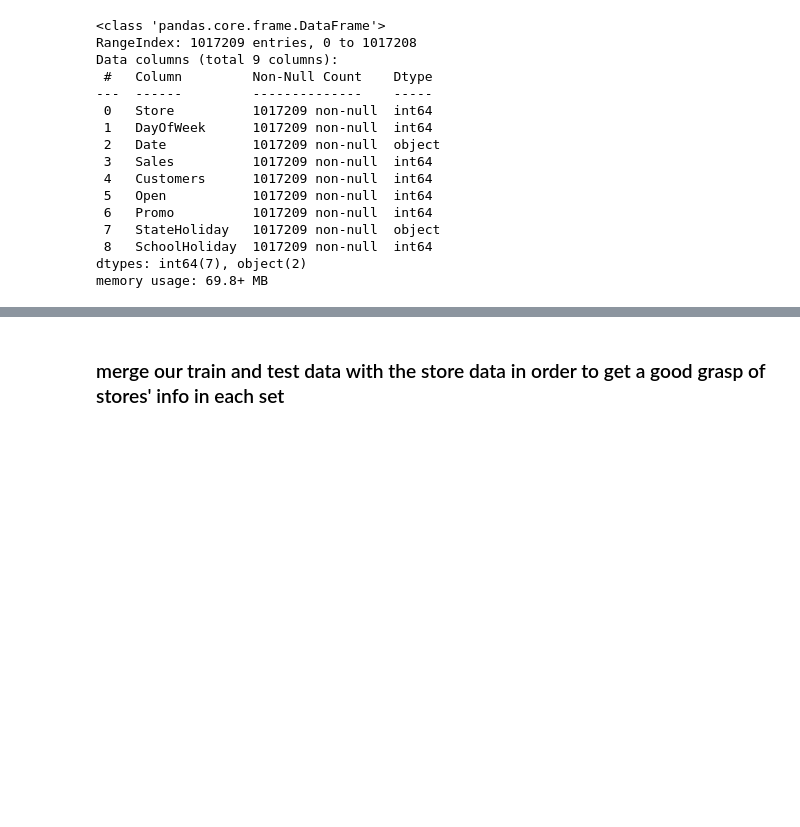
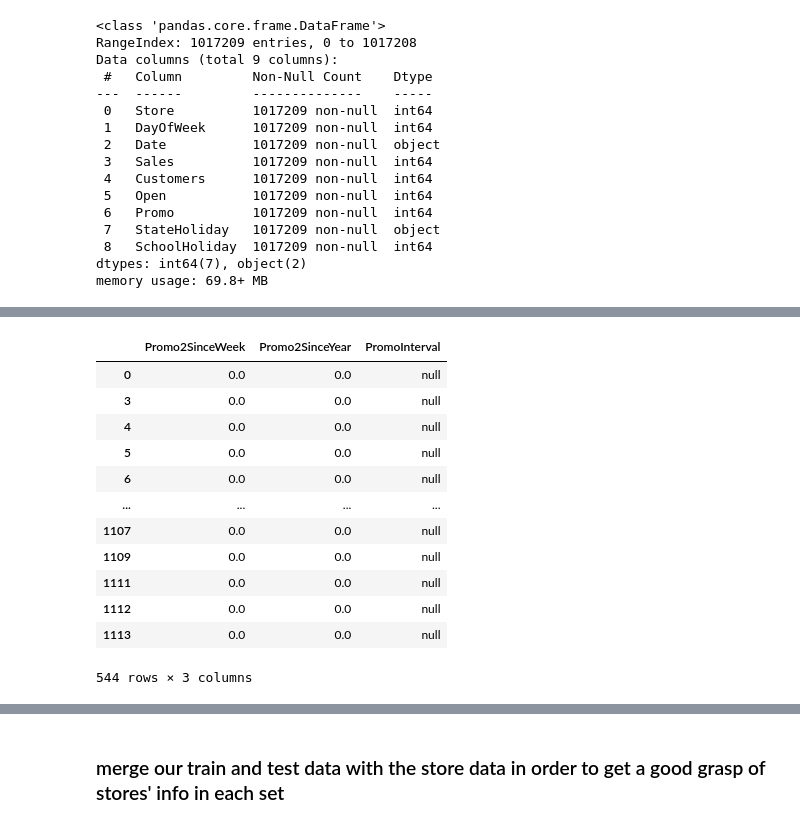
Before and after one commit to Nathnael12/pharmaceutical-sales-prediction, a Jupyter notebook: notbooks/data_preprocessing.ipynb, the cells around one changed output, grey strips where cells are left out. Drawn from its saved outputs; the diff is of its cells as text; code cells hidden in the pictures; blank space fills up the shorter version.

```diff
--- a/notbooks/data_preprocessing.ipynb
+++ b/notbooks/data_preprocessing.ipynb
@@ -139,0 +158,16 @@ memory usage: 69.8+ MB
+# %%
+store[store["Promo2"]==0][["Promo2SinceWeek","Promo2SinceYear","PromoInterval"]]
+# %% [output]
+|  | Promo2SinceWeek | Promo2SinceYear | PromoInterval |
+| 0 | 0.0 | 0.0 | null |
+| 3 | 0.0 | 0.0 | null |
+| 4 | 0.0 | 0.0 | null |
+| 5 | 0.0 | 0.0 | null |
+| 6 | 0.0 | 0.0 | null |
+| ... | ... | ... | ... |
+| 1107 | 0.0 | 0.0 | null |
+| 1109 | 0.0 | 0.0 | null |
+| 1111 | 0.0 | 0.0 | null |
+| 1112 | 0.0 | 0.0 | null |
+| 1113 | 0.0 | 0.0 | null |
+544 rows × 3 columns
```
Also changed, not shown: parts of 40 cells of this notebook.
